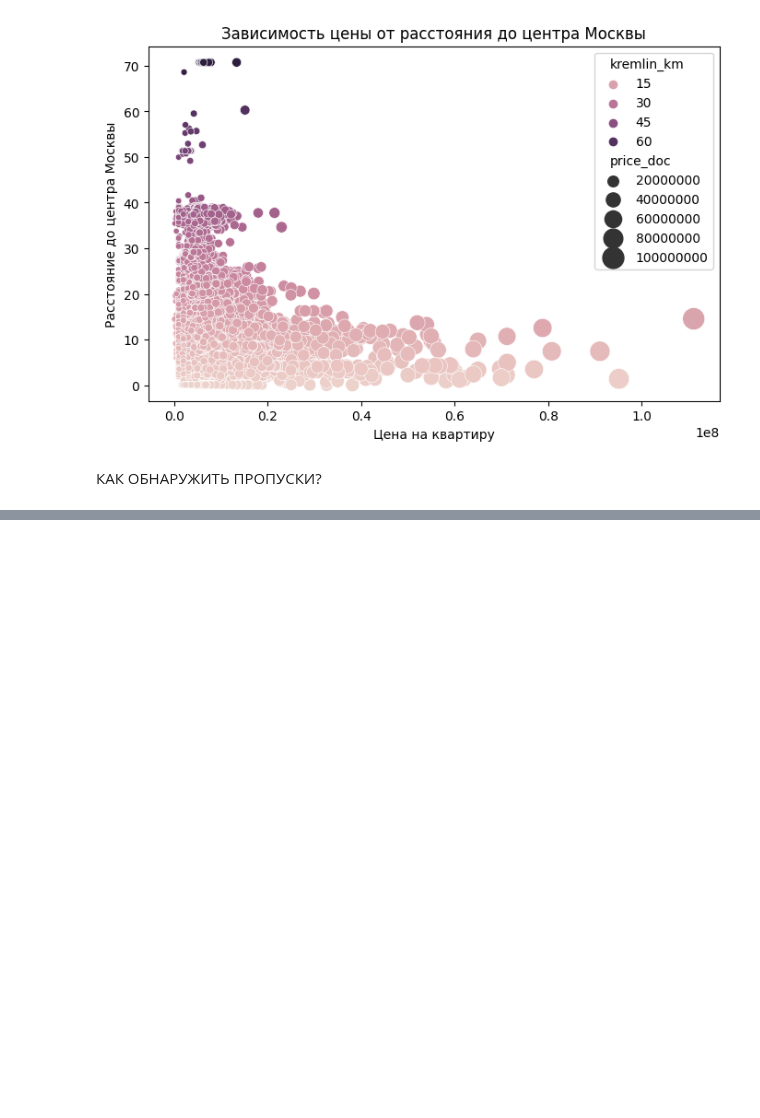
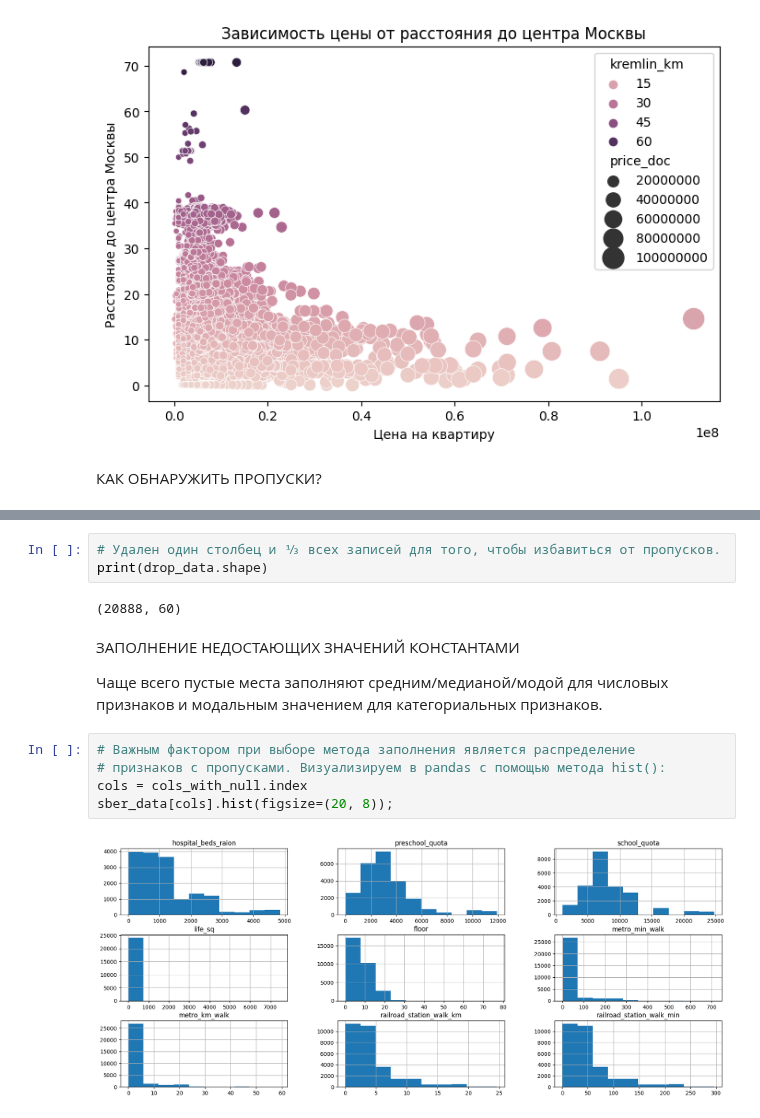
Before and after one commit to xsomxsomx/DST-1024, a Jupyter notebook: Skillfactory/PYTHON-14. Очистка данных/Theory.ipynb, the cells around one changed output, grey strips where cells are left out. Cells and saved outputs as stored; diff of their text form; blank space fills up the shorter version.

```diff
--- a/Skillfactory/PYTHON-14. Очистка данных/Theory.ipynb
+++ b/Skillfactory/PYTHON-14. Очистка данных/Theory.ipynb
@@ -124,0 +243,16 @@ scatterplot.set_ylabel('Расстояние до центра Москвы');
+# %%
+# Удален один столбец и ⅓ всех записей для того, чтобы избавиться от пропусков.
+print(drop_data.shape)
+# %% [output]
+(20888, 60)
+# %% [markdown]
+ЗАПОЛНЕНИЕ НЕДОСТАЮЩИХ ЗНАЧЕНИЙ КОНСТАНТАМИ
+
+Чаще всего пустые места заполняют средним/медианой/модой для числовых признаков и модальным значением для категориальных признаков.
+# %%
+# Важным фактором при выборе метода заполнения является распределение
+# признаков с пропусками. Визуализируем в pandas с помощью метода hist():
+cols = cols_with_null.index
+sber_data[cols].hist(figsize=(20, 8));
+# %% [output]
+[figure, added]
```
Also changed, not shown: parts of 11 cells of this notebook.
